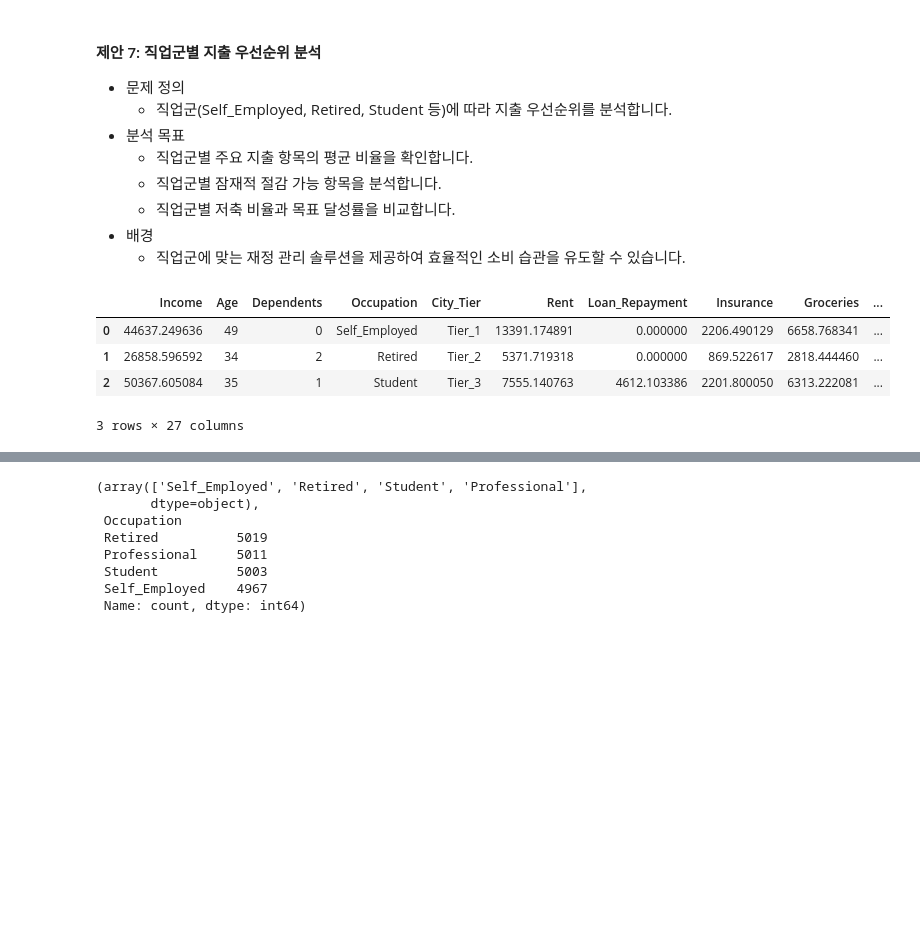
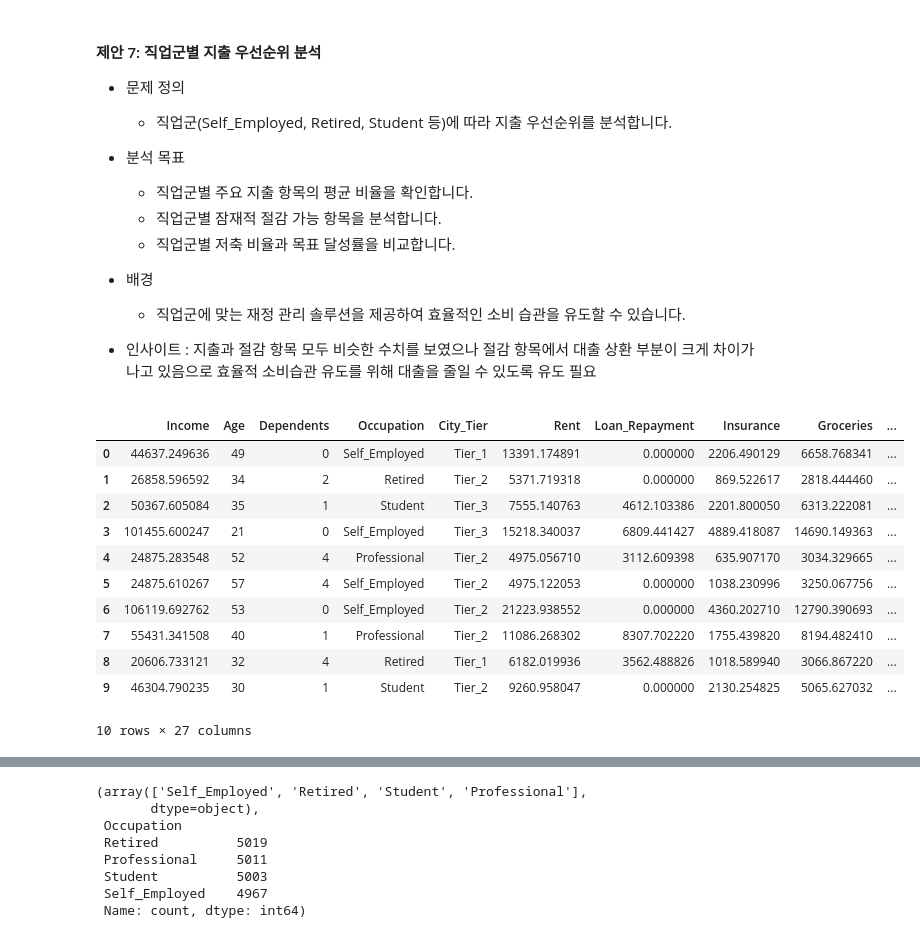
Before and after one commit to jihun-shim/study_data_analytics, a Jupyter notebook: quest/EDA/indian-personal-finance-and-spending-habits.ipynb, the cells around one changed output, grey strips where cells are left out. Saved outputs shown, nothing was run; the diff lists cells and outputs as text; code cells hidden in the pictures; blank space fills up the shorter version.

```diff
--- a/quest/EDA/indian-personal-finance-and-spending-habits.ipynb
+++ b/quest/EDA/indian-personal-finance-and-spending-habits.ipynb
@@ -8,21 +8,31 @@
    + 직업군별 저축 비율과 목표 달성률을 비교합니다.
 - 배경
    + 직업군에 맞는 재정 관리 솔루션을 제공하여 효율적인 소비 습관을 유도할 수 있습니다.
+
+- 인사이트 : 지출과 절감 항목 모두 비슷한 수치를 보였으나 절감 항목에서 대출 상환 부분이 크게 차이가 나고 있음으로
+            효율적 소비습관 유도를 위해 대출을 줄일 수 있도록 유도 필요
 # %%
 import matplotlib.pyplot as plt
 import matplotlib as mpl # 한글 폰트 설정 (NanumGothic)
 mpl.rcParams['font.family'] = 'NanumGothic'
 mpl.rcParams['axes.unicode_minus'] = False  # 마이너스 기호 깨짐 방지
 import seaborn as sns
 import pandas as pd
 df_india = pd.read_csv('../../datasets/Indian Personal Finance and Spending Habits.csv')
-df_india.head(3)
+df_india.head(10)
 # %% [output]
 |  | Income | Age | Dependents | Occupation | City_Tier | Rent | Loan_Repayment | Insurance | Groceries | ... |
 | 0 | 44637.249636 | 49 | 0 | Self_Employed | Tier_1 | 13391.174891 | 0.000000 | 2206.490129 | 6658.768341 | ... |
 | 1 | 26858.596592 | 34 | 2 | Retired | Tier_2 | 5371.719318 | 0.000000 | 869.522617 | 2818.444460 | ... |
 | 2 | 50367.605084 | 35 | 1 | Student | Tier_3 | 7555.140763 | 4612.103386 | 2201.800050 | 6313.222081 | ... |
+| 3 | 101455.600247 | 21 | 0 | Self_Employed | Tier_3 | 15218.340037 | 6809.441427 | 4889.418087 | 14690.149363 | ... |
+| 4 | 24875.283548 | 52 | 4 | Professional | Tier_2 | 4975.056710 | 3112.609398 | 635.907170 | 3034.329665 | ... |
+| 5 | 24875.610267 | 57 | 4 | Self_Employed | Tier_2 | 4975.122053 | 0.000000 | 1038.230996 | 3250.067756 | ... |
+| 6 | 106119.692762 | 53 | 0 | Self_Employed | Tier_2 | 21223.938552 | 0.000000 | 4360.202710 | 12790.390693 | ... |
+| 7 | 55431.341508 | 40 | 1 | Professional | Tier_2 | 11086.268302 | 8307.702220 | 1755.439820 | 8194.482410 | ... |
+| 8 | 20606.733121 | 32 | 4 | Retired | Tier_1 | 6182.019936 | 3562.488826 | 1018.589940 | 3066.867220 | ... |
+| 9 | 46304.790235 | 30 | 1 | Student | Tier_2 | 9260.958047 | 0.000000 | 2130.254825 | 5065.627032 | ... |
-3 rows × 27 columns
+10 rows × 27 columns
 # %%
 df_india.info()
 # %% [output]
```
Also changed, not shown: parts of 4 cells of this notebook, 1 other file.
